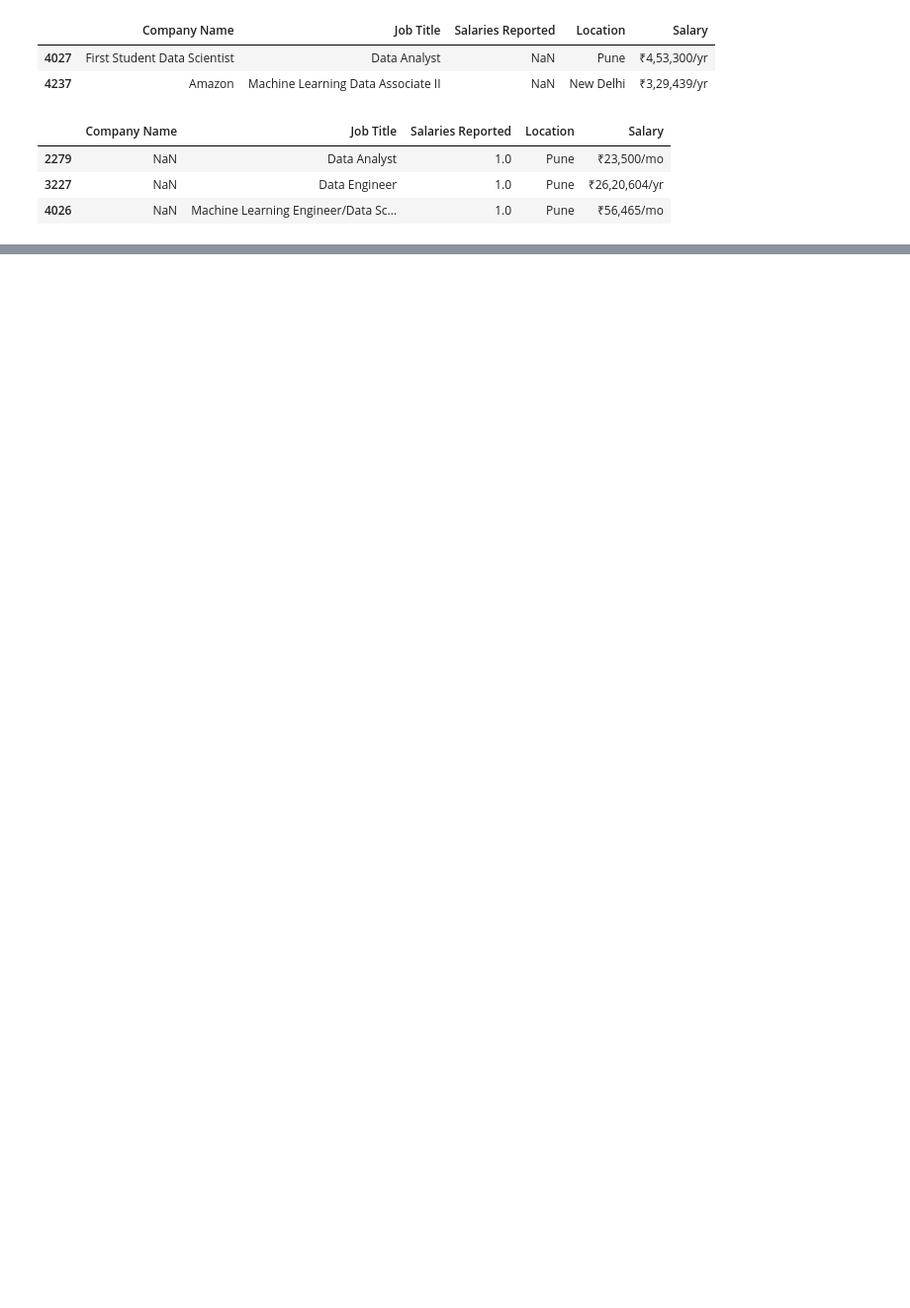
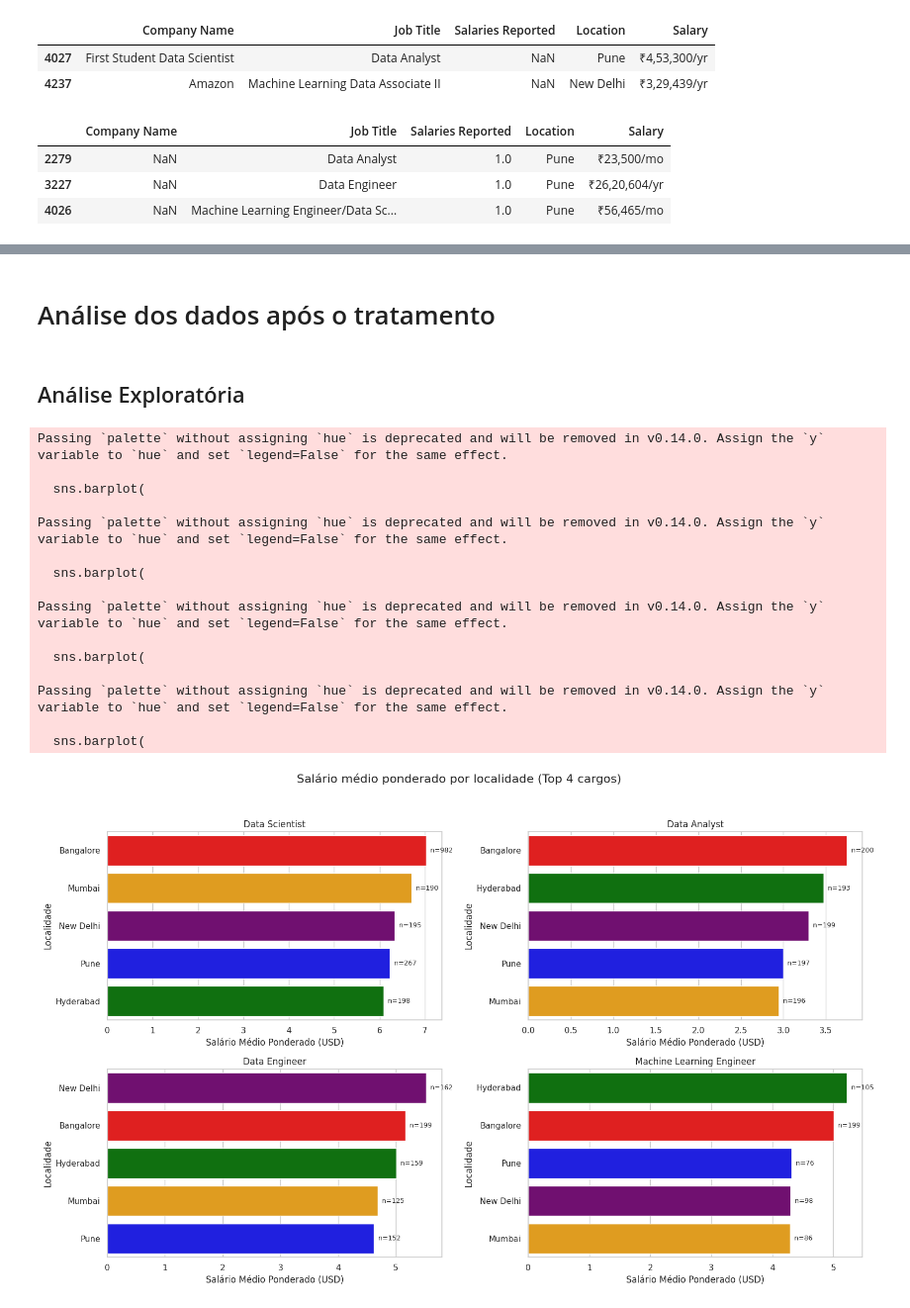
Before and after one commit to lanjos1/Salary-Estimation-Using-Regression-Model, a Jupyter notebook: Salary.ipynb, the cells around one changed output, grey strips where cells are left out. Shown: that part at 99% size. Saved outputs shown, nothing was run; the diff lists cells and outputs as text; code cells hidden in the pictures; blank space fills up the shorter version.

```diff
--- a/Salary.ipynb
+++ b/Salary.ipynb
@@ -187,0 +159,79 @@ df
+# %% [markdown]
+# Análise dos dados após o tratamento
+# %% [markdown]
+## Análise Exploratória
+# %%
+import matplotlib.pyplot as plt
+import seaborn as sns
+
+# Estilo dos gráficos
+sns.set(style="whitegrid")
+
+# Selecionar os 4 job titles mais frequentes
+top_job_titles = df["Job Title"].value_counts().nlargest(4).index.tolist()
+
+# Gerar cores fixas para localizações
+todas_cidades = df["Location"].unique()
+cores_fixas = ['red', 'blue', 'green', 'purple', 'orange', 'cyan', 'gray']
+mapa_cores = {cidade: cores_fixas[i % len(cores_fixas)] for i, cidade in enumerate(todas_cidades)}
+
+# Criar subplots
+fig, axes = plt.subplots(2, 2, figsize=(16, 10))
+fig.suptitle("Salário médio ponderado por localidade (Top 4 cargos)", fontsize=16)
+
+for i, job in enumerate(top_job_titles):
+    df_job = df[(df["Job Title"] == job) & (df["Salary_usd"] < 250000)].copy()  # ← FILTRO AQUI
+
+    # Calcular salário ponderado e total de pesos por localidade
+    df_job["Salario_Ponderado"] = df_job["Salary_usd"] * df_job["Salaries Reported"]
+    agrupado = df_job.groupby("Location").agg(
+        salario_total=('Salario_Ponderado', 'sum'),
+        peso_total=('Salaries Reported', 'sum'),
+        amostras=('Salary_usd', 'count')
+    )
+    agrupado["Media_Ponderada"] = agrupado["salario_total"] / agrupado["peso_total"]
+
+    # Ordenar por média
+    agrupado = agrupado.sort_values("Media_Ponderada", ascending=False)
+
+    # Cores consistentes por cidade
+    cores = [mapa_cores[cidade] for cidade in agrupado.index]
+
+    # Subplot correto
+    ax = axes[i // 2, i % 2]
+
+    # Plotar gráfico
+    sns.barplot(
+        x=agrupado["Media_Ponderada"],
+        y=agrupado.index,
+        palette=cores,
+        ax=ax
+    )
+    ax.set_title(job)
+    ax.set_xlabel("Salário Médio Ponderado (USD)")
+    ax.set_ylabel("Localidade")
+
+    # Adicionar número de amostras em cada barra
+    for j, (media, n) in enumerate(zip(agrupado["Media_Ponderada"], agrupado["amostras"])):
+        ax.text(media, j, f"  n={n}", va='center', ha='left', fontsize=9)
+
+# Ajustar layout
+plt.tight_layout(rect=[0, 0, 1, 0.95])
+plt.show()
+# %% [output]
+Passing `palette` without assigning `hue` is deprecated and will be removed in v0.14.0. Assign the `y` variable to `hue` and set `legend=False` for the same effect.
+
+  sns.barplot(
+
+Passing `palette` without assigning `hue` is deprecated and will be removed in v0.14.0. Assign the `y` variable to `hue` and set `legend=False` for the same effect.
+
+  sns.barplot(
+
+Passing `palette` without assigning `hue` is deprecated and will be removed in v0.14.0. Assign the `y` variable to `hue` and set `legend=False` for the same effect.
+
+  sns.barplot(
+
+Passing `palette` without assigning `hue` is deprecated and will be removed in v0.14.0. Assign the `y` variable to `hue` and set `legend=False` for the same effect.
+
+  sns.barplot(
+[figure, added]
```
Also changed, not shown: parts of 42 cells of this notebook, 1 other file.
